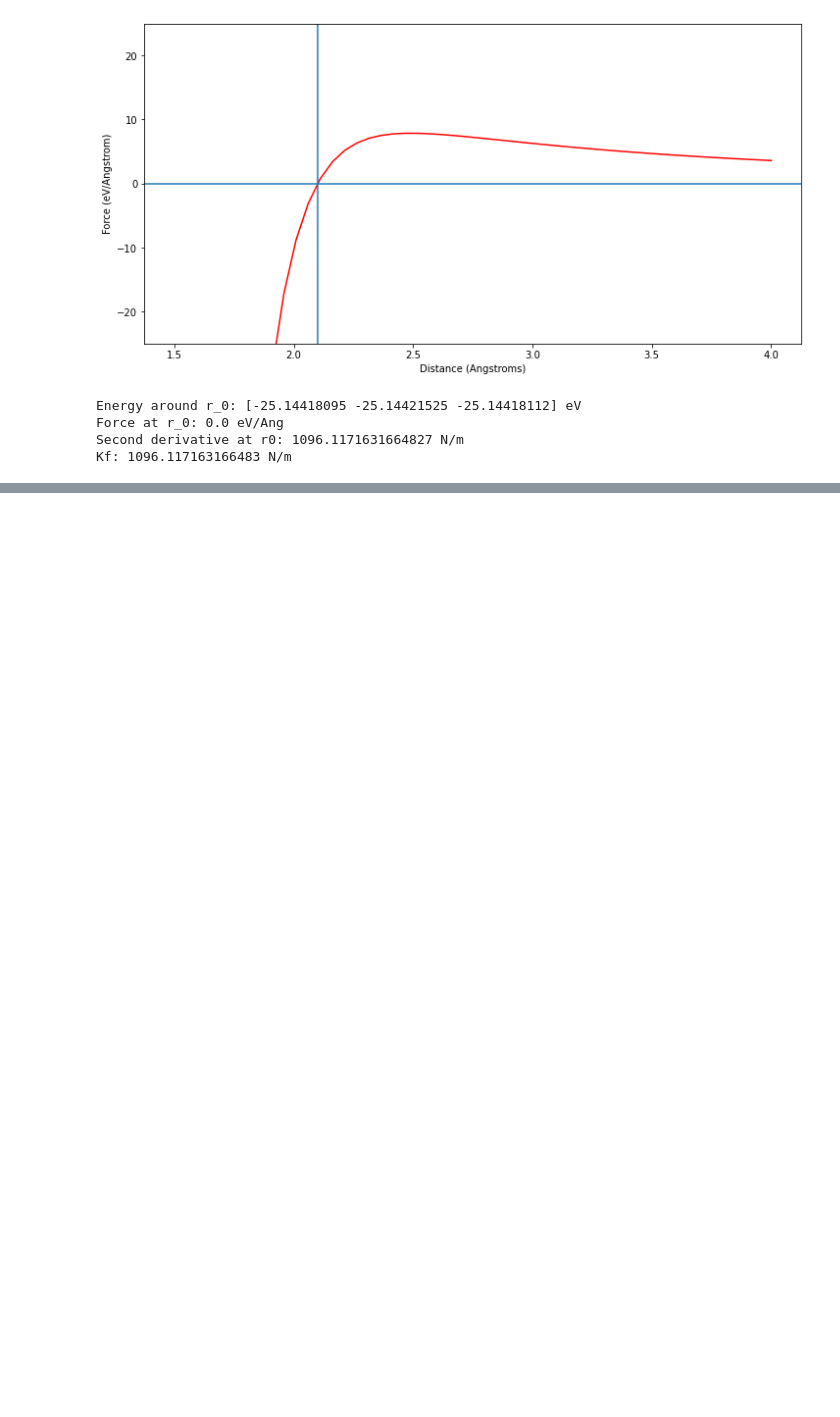
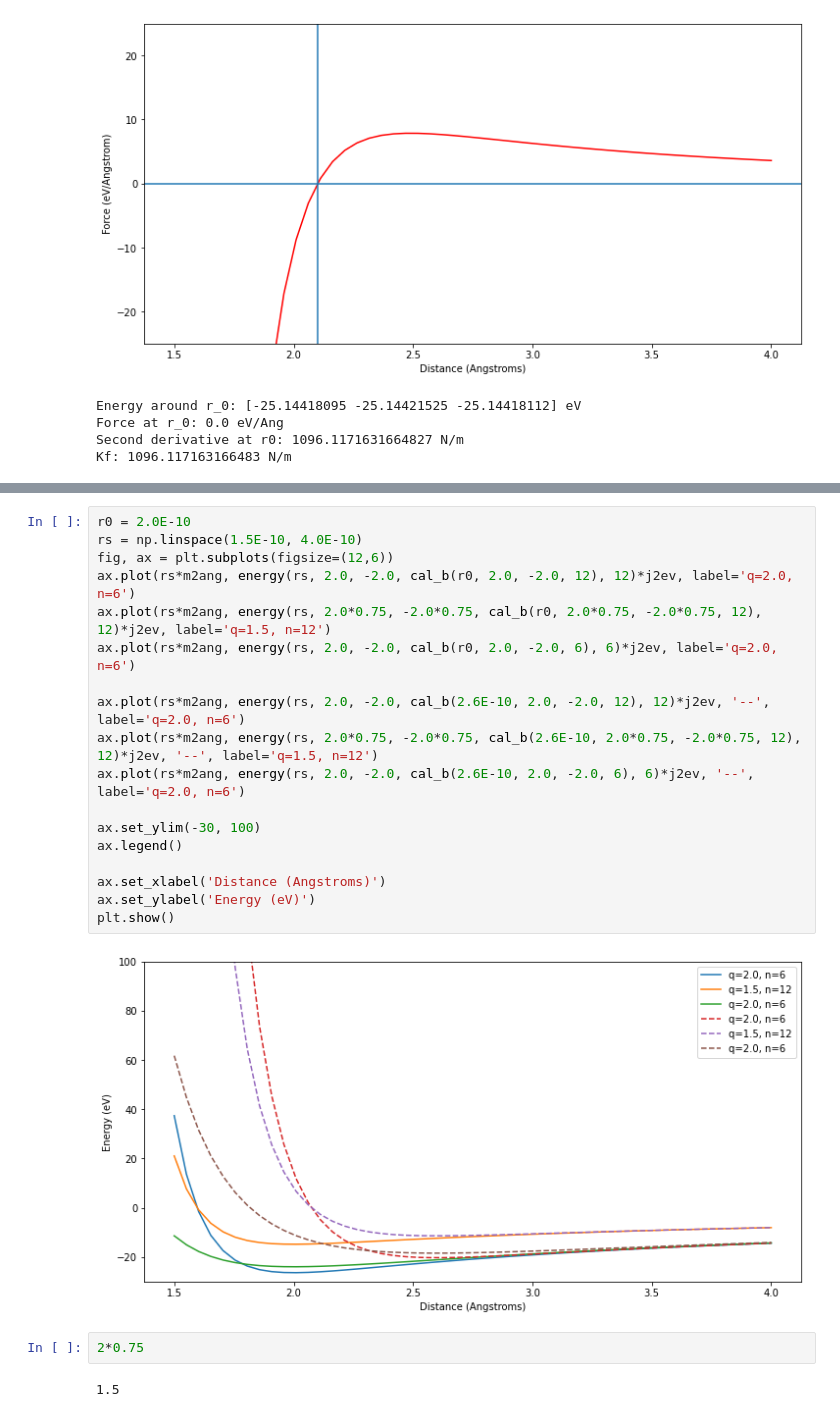
Before and after one commit to andreww/isofrac, a Jupyter notebook: potential_figure.ipynb, the cells around one changed output, grey strips where cells are left out. Drawn from its saved outputs; the diff is of its cells as text; blank space fills up the shorter version.

```diff
--- a/potential_figure.ipynb
+++ b/potential_figure.ipynb
@@ -171,0 +241,24 @@ Kf: 1096.117163166483 N/m
+# %%
+r0 = 2.0E-10
+rs = np.linspace(1.5E-10, 4.0E-10)
+fig, ax = plt.subplots(figsize=(12,6))
+ax.plot(rs*m2ang, energy(rs, 2.0, -2.0, cal_b(r0, 2.0, -2.0, 12), 12)*j2ev, label='q=2.0, n=6')
+ax.plot(rs*m2ang, energy(rs, 2.0*0.75, -2.0*0.75, cal_b(r0, 2.0*0.75, -2.0*0.75, 12), 12)*j2ev, label='q=1.5, n=12')
+ax.plot(rs*m2ang, energy(rs, 2.0, -2.0, cal_b(r0, 2.0, -2.0, 6), 6)*j2ev, label='q=2.0, n=6')
+
+ax.plot(rs*m2ang, energy(rs, 2.0, -2.0, cal_b(2.6E-10, 2.0, -2.0, 12), 12)*j2ev, '--', label='q=2.0, n=6')
+ax.plot(rs*m2ang, energy(rs, 2.0*0.75, -2.0*0.75, cal_b(2.6E-10, 2.0*0.75, -2.0*0.75, 12), 12)*j2ev, '--', label='q=1.5, n=12')
+ax.plot(rs*m2ang, energy(rs, 2.0, -2.0, cal_b(2.6E-10, 2.0, -2.0, 6), 6)*j2ev, '--', label='q=2.0, n=6')
+
+ax.set_ylim(-30, 100)
+ax.legend()
+
+ax.set_xlabel('Distance (Angstroms)')
+ax.set_ylabel('Energy (eV)')
+plt.show()
+# %% [output]
+[figure, added]
+# %%
+2*0.75
+# %% [output]
+1.5
```
Also changed, not shown: parts of 20 cells of this notebook, 2 other files.
